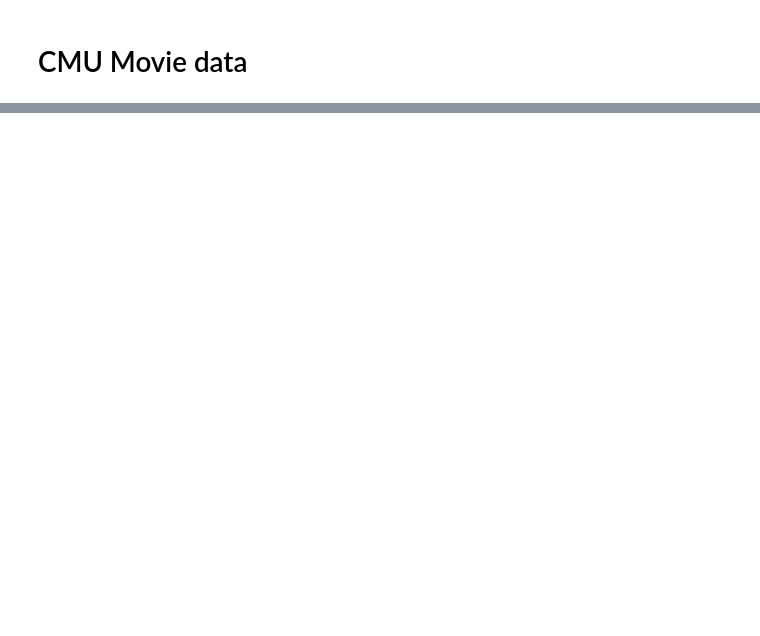
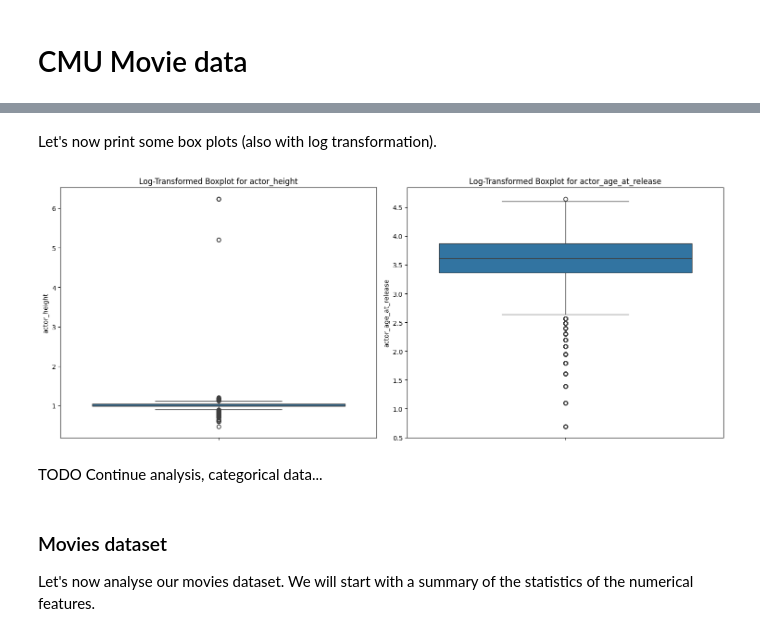
Before and after one commit to epfl-ada/ada-2024-project-authenticdataaddicts, a Jupyter notebook: results.ipynb, the cells around one changed output, grey strips where cells are left out. Drawn from its saved outputs; the diff is of its cells as text; code cells hidden in the pictures; blank space fills up the shorter version.

```diff
--- a/results.ipynb
+++ b/results.ipynb
@@ -303,0 +295,25 @@ after merging, nb of missing box office is  88.0
+# %% [markdown]
+Let's now print some box plots (also with log transformation).
+# %%
+fig, axes = plt.subplots(1, 2, figsize=(15, 6))
+
+# Filter out non-positive values and apply log transformation for "actor_height"
+positive_heights = character_data["actor_height"][character_data["actor_height"] > 0]
+sns.boxplot(data=np.log1p(positive_heights), ax=axes[0])
+axes[0].set_title("Log-Transformed Boxplot for actor_height")
+
+# Filter out non-positive values and apply log transformation for "actor_age_at_release"
+positive_ages = character_data["actor_age_at_release"][character_data["actor_age_at_release"] > 0]
+sns.boxplot(data=np.log1p(positive_ages), ax=axes[1])
+axes[1].set_title("Log-Transformed Boxplot for actor_age_at_release")
+
+plt.tight_layout()
+plt.show()
+# %% [output]
+[figure, added]
+# %% [markdown]
+TODO Continue analysis, categorical data...
+# %% [markdown]
+### Movies dataset
+
+Let's now analyse our movies dataset. We will start with a summary of the statistics of the numerical features.
```
Also changed, not shown: parts of 93 cells of this notebook, 2 other files.
